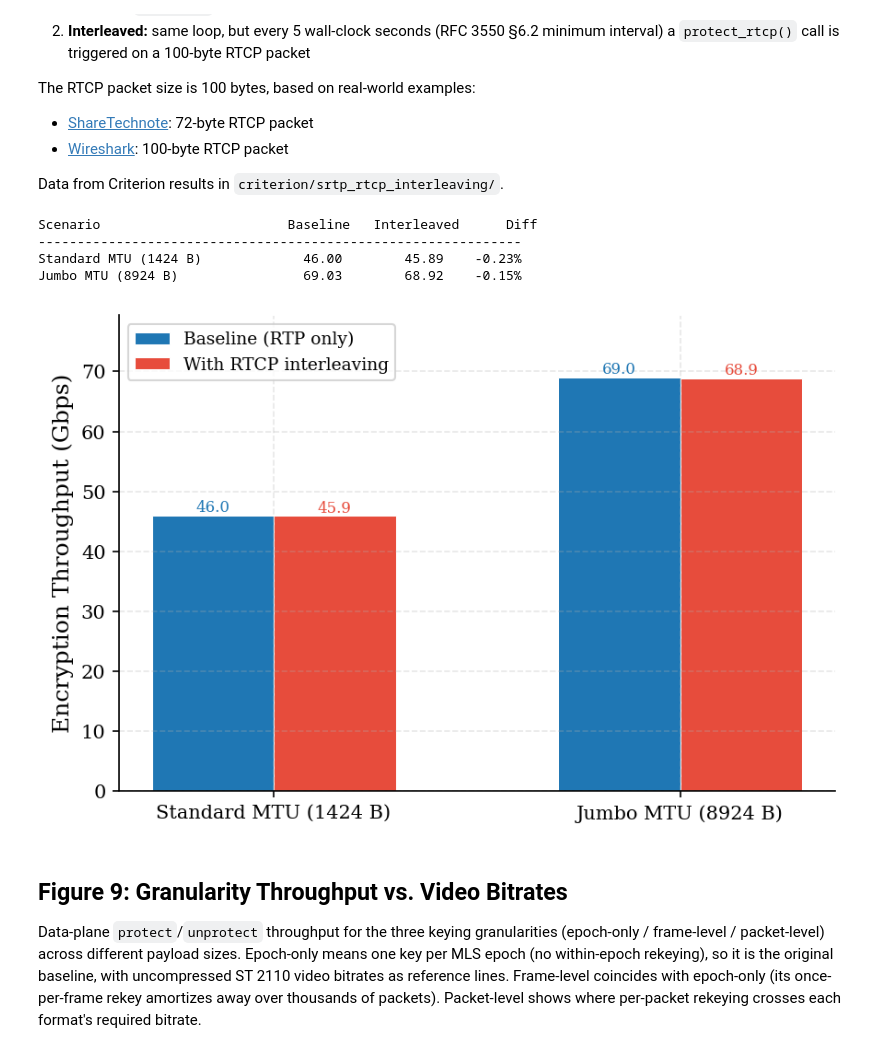
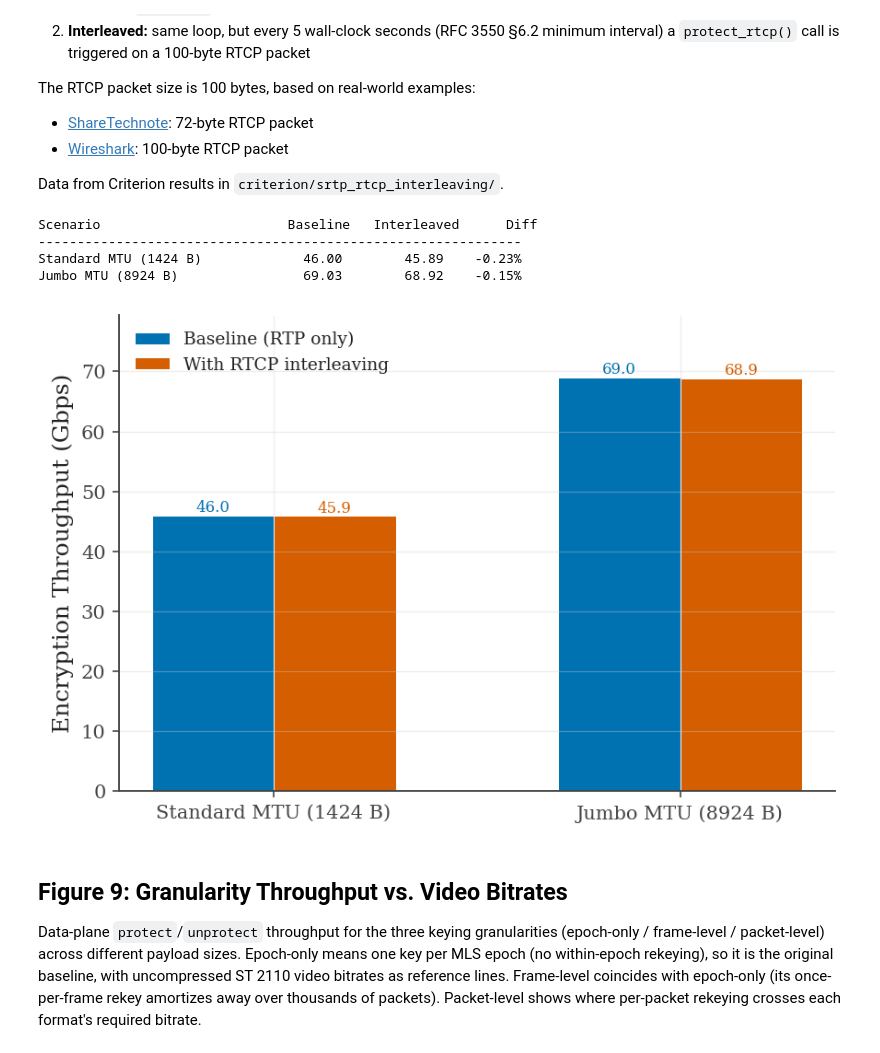
Before and after one commit to spring-epfl/SafeCast, a Jupyter notebook: figures_from_benches.ipynb, the cells around one changed output. Cells and saved outputs as stored; diff of their text form; code cells hidden in the pictures.

Commit message:
better figure styling

```diff
--- a/figures_from_benches.ipynb
+++ b/figures_from_benches.ipynb
@@ -587,12 +599,12 @@ pep_cmac_dec_tp = np.array([pep_cmac_dec[sz]['throughput_gbps'] for sz in common
 
 fig, ax = plt.subplots(figsize=(7, 4.5))
 
-ax.plot(sizes, srtp_dec_tp, 'o-', color='#1f77b4', linewidth=2,
-        markersize=4, zorder=5, label='SRTP (AES-128-GCM)')
-ax.plot(sizes, pep_cmac_dec_tp, 's--', color='#e74c3c', linewidth=2,
-        markersize=4, zorder=5, label='PEP CTR+CMAC-64')
-ax.plot(sizes, pep_ctr_dec_tp, 'D:', color='#2ca02c', linewidth=2,
-        markersize=4, zorder=5, label='PEP CTR-only')
+ax.plot(sizes, srtp_dec_tp, 'o-', color='#0072B2', linewidth=2,
+        markersize=5, zorder=5, label='SRTP (AES-128-GCM)')
+ax.plot(sizes, pep_cmac_dec_tp, 's--', color='#D55E00', linewidth=2,
+        markersize=5, zorder=5, label='PEP CTR+CMAC-64')
+ax.plot(sizes, pep_ctr_dec_tp, 'D:', color='#009E73', linewidth=2,
+        markersize=5, zorder=5, label='PEP CTR-only')
 
 # --- Value labels at the two MTU sizes ---
 pt_off = 10
@@ -600,15 +612,15 @@ for sz in [1424, 8924]:
     tp = unprotect_results[sz]['throughput_gbps']
     ax.annotate(f'{tp:.1f}', (sz, tp),
                 textcoords='offset points', xytext=(0, pt_off),
-                fontsize=7, ha='center', va='bottom', color='#1f77b4')
+                fontsize=7, ha='center', va='bottom', color='#0072B2')
     tp = pep_cmac_dec[sz]['throughput_gbps']
     ax.annotate(f'{tp:.1f}', (sz, tp),
                 textcoords='offset points', xytext=(0, pt_off + 5),
-                fontsize=7, ha='center', va='top', color='#e74c3c')
+                fontsize=7, ha='center', va='top', color='#D55E00')
     tp = pep_ctr_dec[sz]['throughput_gbps']
     ax.annotate(f'{tp:.1f}', (sz, tp),
                 textcoords='offset points', xytext=(0, pt_off),
-                fontsize=7, ha='center', va='bottom', color='#2ca02c')
+                fontsize=7, ha='center', va='bottom', color='#009E73')
 
 # --- Axis formatting ---
 ax.set_xscale('log', base=2)
@@ -706,9 +718,9 @@ receiver_rekey_ms = receiver_rekey_us / 1000.0
 fig, ax = plt.subplots(figsize=(7, 4.5))
 
 # --- Rekey latency curves ---
-ax.plot(group_sizes, sender_rekey_ms, 'o-', color='#1f77b4', linewidth=2,
+ax.plot(group_sizes, sender_rekey_ms, 'o-', color='#0072B2', linewidth=2,
         markersize=5, zorder=5, label='Sender (create commit)')
-ax.plot(group_sizes, receiver_rekey_ms, 's--', color='#e74c3c', linewidth=2,
+ax.plot(group_sizes, receiver_rekey_ms, 's--', color='#D55E00', linewidth=2,
         markersize=5, zorder=5, label='Receiver (process commit)')
 
 # --- Annotating only the last 3 data points with values ---
@@ -731,11 +743,11 @@ for i, sz in enumerate(group_sizes):
     xo, yo, ha = sender_xy[i]
     ax.annotate(f'{sender_rekey_ms[i]:.2f}', (sz, sender_rekey_ms[i]),
                 textcoords='offset points', xytext=(xo, yo),
-                fontsize=7, ha=ha, va='bottom', color='#1f77b4')
+                fontsize=7, ha=ha, va='bottom', color='#0072B2')
     xo, yo, ha = receiver_xy[i]
     ax.annotate(f'{receiver_rekey_ms[i]:.2f}', (sz, receiver_rekey_ms[i]),
                 textcoords='offset points', xytext=(xo, yo),
-                fontsize=7, ha=ha, va='top', color='#e74c3c')
+                fontsize=7, ha=ha, va='top', color='#D55E00')
 
 # --- Axis formatting ---
 ax.set_xscale('log')
@@ -1102,13 +1114,13 @@ print(f'\nPer-member cost (largest group): {mem_bytes[-1] / mem_sizes[-1]:.0f} b
 # plotting
 fig, ax = plt.subplots(figsize=(7, 4.5))
 
-ax.plot(mem_sizes, mem_kb, 'o-', color='#2ca02c', linewidth=2, markersize=5, zorder=5)
+ax.plot(mem_sizes, mem_kb, 'o-', color='#009E73', linewidth=2, markersize=5, zorder=5)
 
 # value labels on each point
 for i in range(len(mem_sizes)):
     ax.annotate(f'{mem_kb[i]:.1f}', (mem_sizes[i], mem_kb[i]),
                 textcoords='offset points', xytext=(-7, 10),
-                fontsize=7, ha='center', va='bottom', color='#2ca02c')
+                fontsize=7, ha='center', va='bottom', color='#009E73')
 
 ax.set_xscale('log')
 ax.set_xlabel('Group Size')
@@ -1216,38 +1228,38 @@ bar_width = 0.3
 fig, ax = plt.subplots(figsize=(6, 4))
 
 bars1 = ax.bar(x - bar_width/2, baseline_tp, bar_width,
-               color='#1f77b4', edgecolor='white', linewidth=0.5,
+               color='#0072B2', edgecolor='white', linewidth=0.5,
                label='Baseline (RTP only)')
 bars2 = ax.bar(x + bar_width/2, interleaved_tp, bar_width,
-               color='#e74c3c', edgecolor='white', linewidth=0.5,
+               color='#D55E00', edgecolor='white', linewidth=0.5,
                label='With RTCP interleaving')
 
 # value labels on top of each bar
 for bar in bars1:
     ax.text(bar.get_x() + bar.get_width()/2, bar.get_height(),
             f'{bar.get_height():.1f}', ha='center', va='bottom',
-            fontsize=8, color='#1f77b4')
+            fontsize=8, color='#0072B2')
 for bar in bars2:
     ax.text(bar.get_x() + bar.get_width()/2, bar.get_height(),
             f'{bar.get_height():.1f}', ha='center', va='bottom',
-            fontsize=8, color='#e74c3c')
+            fontsize=8, color='#D55E00')
 
 ax.set_ylabel('Encryption Throughput (Gbps)')
 ax.set_xticks(x)
 ax.set_xticklabels(labels)
 ax.set_ylim(0, max(max(baseline_tp), max(interleaved_tp)) * 1.15)
 ax.legend(loc='upper left')
 
 plt.tight_layout()
 plt.savefig(FIGURES_DIR / 'fig8_rtcp_interleaving.pdf')
 plt.savefig(FIGURES_DIR / 'fig8_rtcp_interleaving.png')
 plt.show()
 # %% [output]
 Scenario                        Baseline   Interleaved      Diff
 --------------------------------------------------------------
 Standard MTU (1424 B)             46.00        45.89    -0.23%
 Jumbo MTU (8924 B)                69.03        68.92    -0.15%
-[figure, old version]
+[figure, new version]
 # %% [markdown]
 ## Figure 9: Granularity Throughput vs. Video Bitrates
 
```
Also changed, not shown: parts of 19 cells of this notebook.
